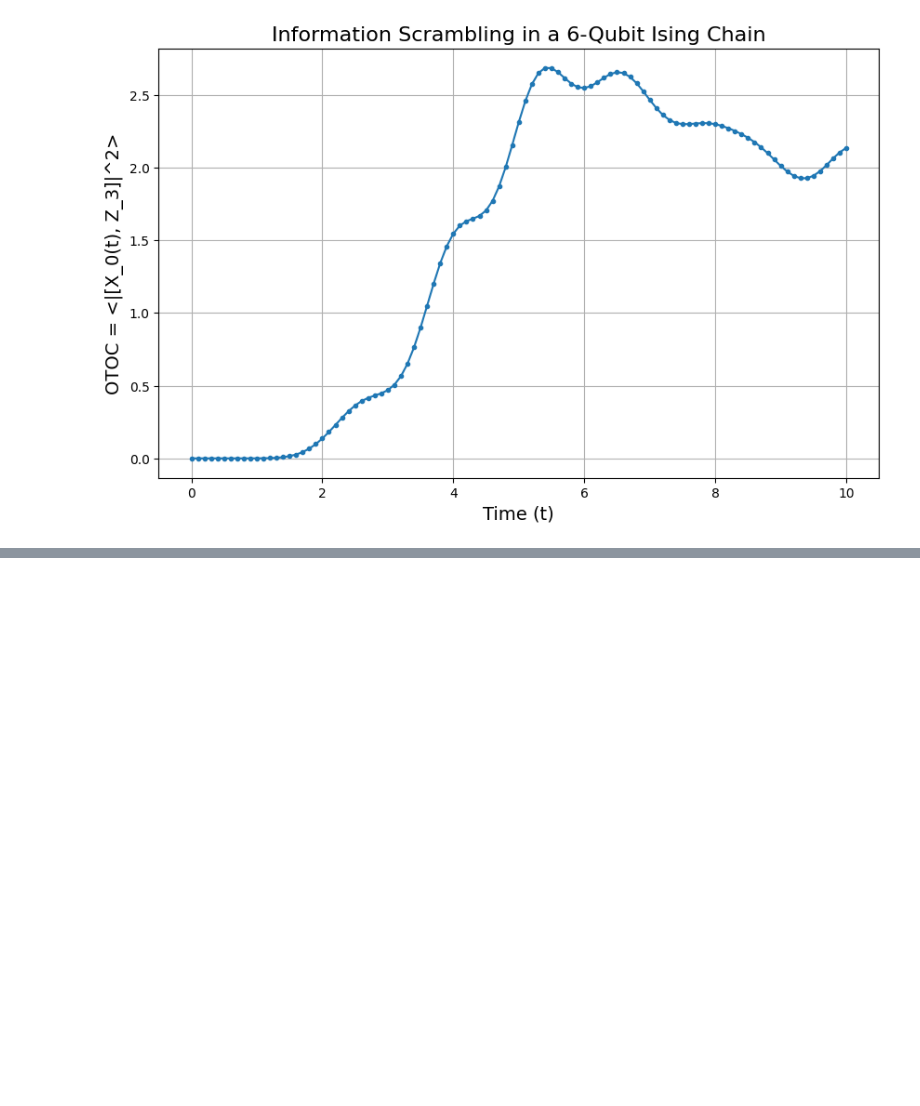
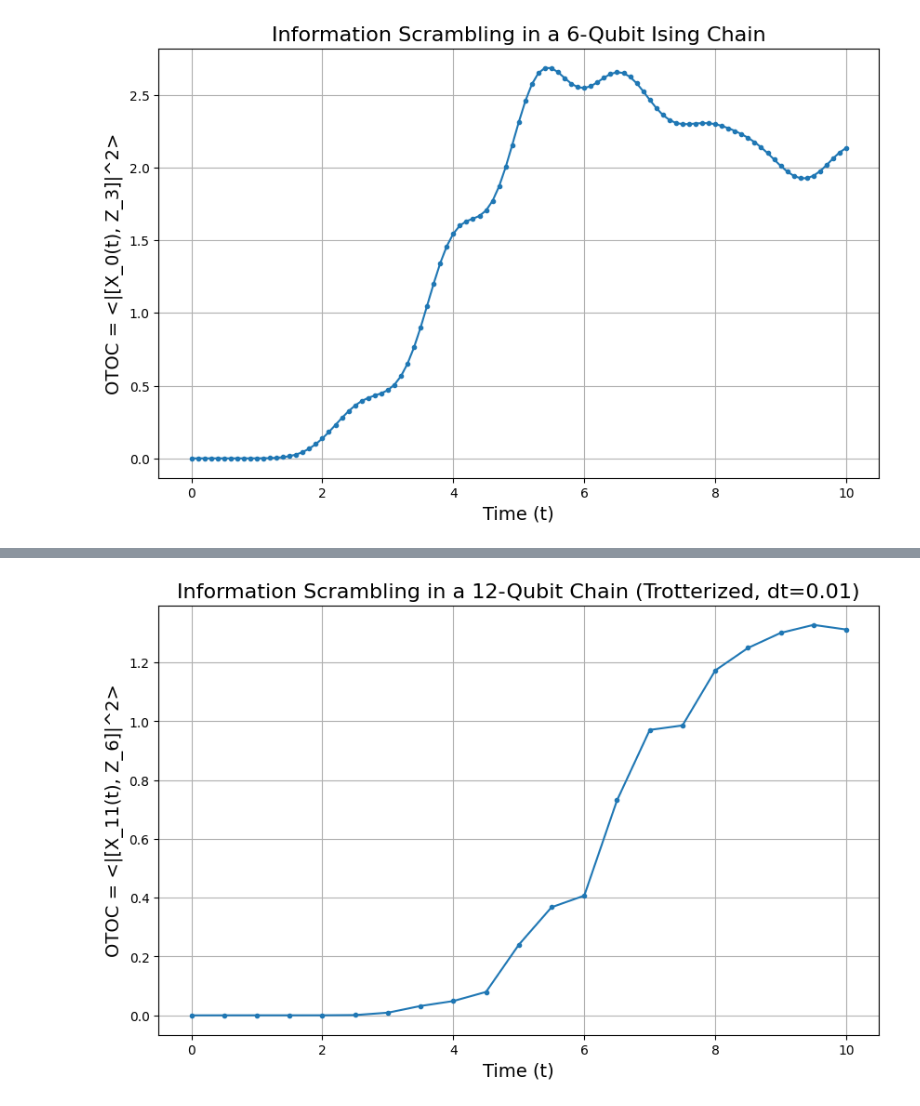
Before and after one commit to peterbabulik/OTOCs, a Jupyter notebook: OTOCs.ipynb, the cells around one changed output, grey strips where cells are left out. Drawn from its saved outputs; the diff is of its cells as text; code cells hidden in the pictures; blank space fills up the shorter version.

```diff
--- a/OTOCs.ipynb
+++ b/OTOCs.ipynb
@@ -126,3 +126,90 @@ Hamiltonian for 6 qubits (shape: (64, 64)) created.
 Simulating OTOC evolution...
 Simulation complete!
 [figure]
+# %%
+import cirq
+import numpy as np
+import matplotlib.pyplot as plt
+
+# --- 1. Define the System and Trotter Gates ---
+N = 12
+J = 1.0
+h = 0.5
+qubits = cirq.LineQubit.range(N)
+
+def trotter_step(qubits, J, h, dt):
+    """Yields the gates for a single Trotter step."""
+    N = len(qubits)
+    for i in range(0, N - 1, 2):
+        yield cirq.ZZPowGate(exponent=-2 * J * dt / np.pi).on(qubits[i], qubits[i+1])
+    for i in range(1, N - 1, 2):
+        yield cirq.ZZPowGate(exponent=-2 * J * dt / np.pi).on(qubits[i], qubits[i+1])
+    for i in range(N):
+        yield cirq.XPowGate(exponent=-2 * h * dt / np.pi).on(qubits[i])
+
+# --- 2. Correct OTOC Simulation Logic ---
+op_W = cirq.X
+op_V = cirq.Z
+w_site = N - 1
+v_site = N // 2
+
+total_time = 10.0
+dt = 0.01  # A small dt is needed for accuracy
+time_steps = np.arange(0, total_time + dt, dt * 50)
+otoc_values_trotter = []
+
+print(f"Simulating OTOC for {N} qubits with corrected logic (dt={dt})...")
+simulator = cirq.Simulator()
+
+# Handle t=0 case, where OTOC is 0
+otoc_values_trotter.append(0.0)
+
+for t in time_steps[1:]:
+    num_trotter_steps = int(round(t / dt))
+    if num_trotter_steps == 0: continue
+
+    forward_evolution = cirq.Circuit(trotter_step(qubits, J, h, dt) for _ in range(num_trotter_steps))
+
+    # Define the initial state |0...0>
+    initial_state = np.zeros(2**N, dtype=np.complex64)
+    initial_state[0] = 1.0
+
+    # CORRECTED ALGORITHM: Calculate F(t) = Re(<ψ_a|ψ_b>)
+    # where |ψ_a> = W(t)V|0> and |ψ_b> = VW(t)|0>
+
+    # First, calculate |W(t)|0> = U(t)† W U(t) |0>
+    psi_1 = simulator.simulate(forward_evolution, initial_state=initial_state, qubit_order=qubits).final_state_vector
+    psi_2 = simulator.simulate(cirq.Circuit(op_W(qubits[w_site])), initial_state=psi_1, qubit_order=qubits).final_state_vector
+    # Note: cirq.inverse() is slow; it's faster to build the inverse circuit directly
+    backward_evolution = cirq.Circuit(reversed(list(cirq.inverse(forward_evolution.all_operations()))))
+    W_t_on_0 = simulator.simulate(backward_evolution, initial_state=psi_2, qubit_order=qubits).final_state_vector
+
+    # Now, construct |ψ_a> and |ψ_b>
+    psi_a = simulator.simulate(cirq.Circuit(op_V(qubits[v_site])), initial_state=W_t_on_0, qubit_order=qubits).final_state_vector
+
+    V_on_0 = simulator.simulate(cirq.Circuit(op_V(qubits[v_site])), initial_state=initial_state, qubit_order=qubits).final_state_vector
+    psi_b = simulator.simulate(forward_evolution, initial_state=V_on_0, qubit_order=qubits).final_state_vector
+    psi_b = simulator.simulate(cirq.Circuit(op_W(qubits[w_site])), initial_state=psi_b, qubit_order=qubits).final_state_vector
+    psi_b = simulator.simulate(backward_evolution, initial_state=psi_b, qubit_order=qubits).final_state_vector
+
+    # Calculate F(t) = Re(<ψ_a | ψ_b>)
+    otoc = np.real(np.vdot(psi_a, psi_b))
+
+    # Convert from F(t) to the squared commutator C(t) = (1 - F(t))
+    # Note the factor of 2 from the previous attempt was also part of the error. The relationship is simpler.
+    squared_commutator = 1 - otoc
+    otoc_values_trotter.append(squared_commutator)
+
+    print(f"Time: {t:.2f}, OTOC: {squared_commutator:.4f}")
+
+print("Simulation complete!")
+
+# --- 3. Plot the Results ---
+plt.figure(figsize=(10, 6))
+plt.plot(time_steps, otoc_values_trotter, marker='.', linestyle='-')
+plt.xlabel("Time (t)", fontsize=14)
+plt.ylabel(f"OTOC = <|[X_{w_site}(t), Z_{v_site}]|^2>", fontsize=14)
+plt.title(f"Information Scrambling in a {N}-Qubit Chain (Trotterized, dt={dt})", fontsize=16)
+plt.grid(True)
+plt.show()
+# %% [output]
@@ -128,0 +233 @@ Simulation complete!
+[figure, added]
```
Also changed, not shown: parts of 1 cell of this notebook.
